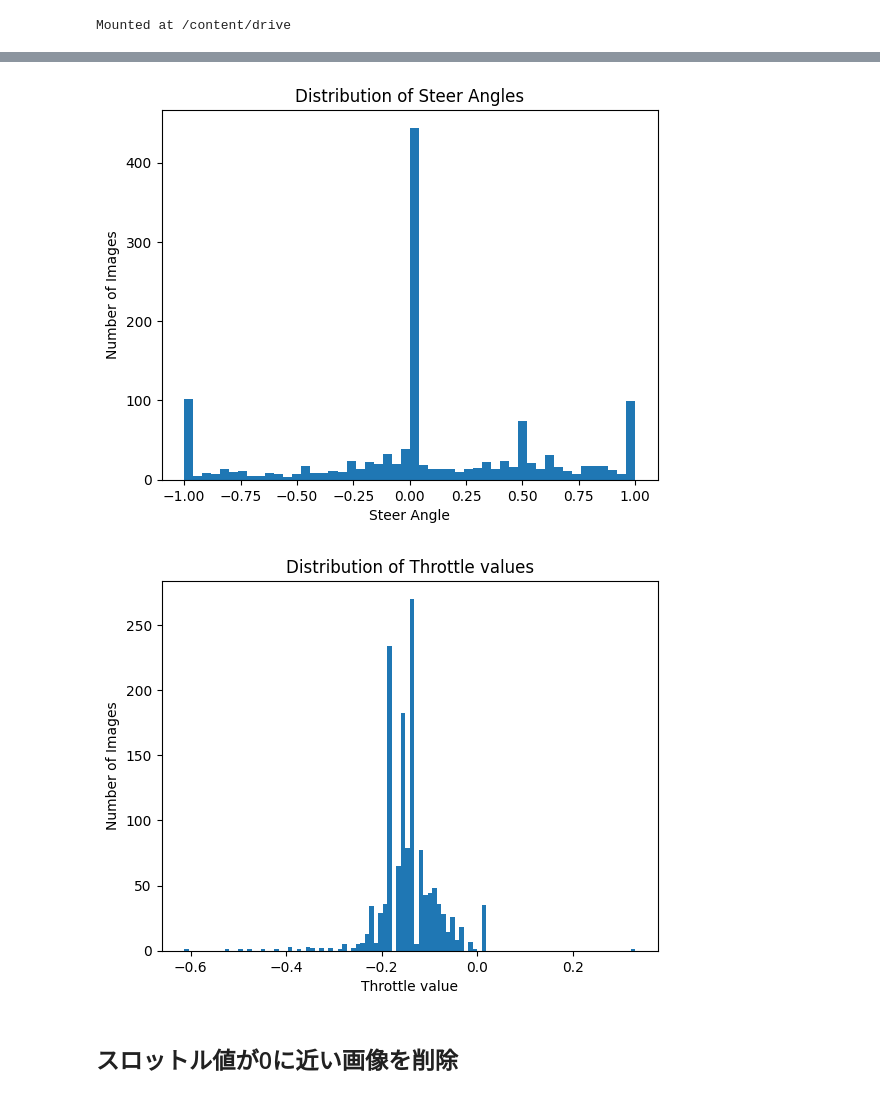
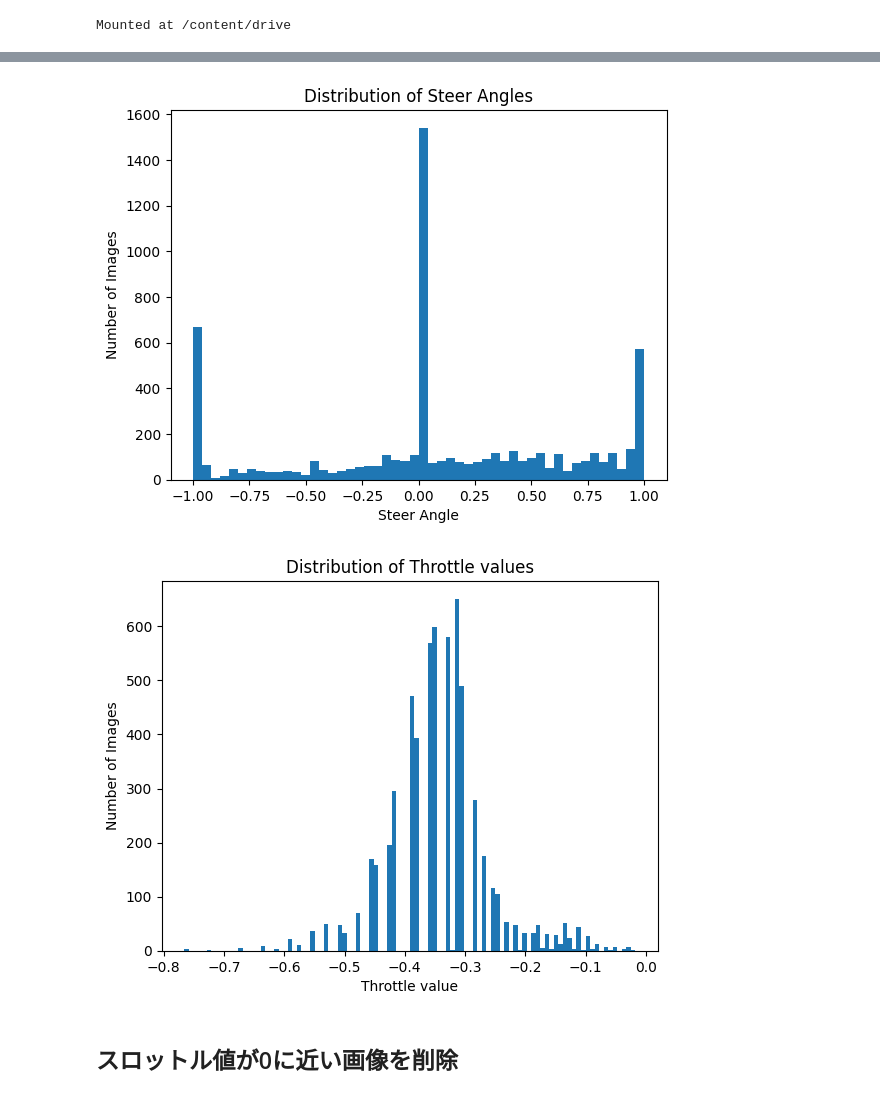
Before and after one commit to rsuwa/self-driving-mini-car, a Jupyter notebook: learn_steer_throttle.ipynb, the cells around one changed output, grey strips where cells are left out. Drawn from its saved outputs; the diff is of its cells as text; code cells hidden in the pictures.

```diff
--- a/learn_steer_throttle.ipynb
+++ b/learn_steer_throttle.ipynb
@@ -18,7 +18,7 @@ import os
 import matplotlib.pyplot as plt
 
 # フォルダのパスを設定
-folder_path = "/content/drive/MyDrive/train_data_FGHIJKLMN"  # 例: "/path/to/your/folder"
+folder_path = "/content/drive/MyDrive/train_data_ta_pre_mix"  # 例: "/path/to/your/folder"
 
 # ステア角のリストを作成
 steer_angles = []
@@ -41,36 +41,36 @@ plt.xlabel("Steer Angle")
 plt.ylabel("Number of Images")
 plt.show()
 # %% [output]
-[figure, old version]
+[figure, new version]
 # %%
 import os
 import matplotlib.pyplot as plt
 
 # フォルダのパスを設定
-folder_path = "/content/drive/MyDrive/train_data_FGHIJKLMN"  # 例: "/path/to/your/folder"
+folder_path = "/content/drive/MyDrive/train_data_ta_pre_mix"  # 例: "/path/to/your/folder"
 
 # ステア角のリストを作成
 throttles = []
 
 # フォルダ内のすべてのファイルをループ
 for filename in os.listdir(folder_path):
     if filename.endswith(".jpg"):  # .jpgファイルのみを対象
         # throttle値を取得
         throttle = filename.split("_")[1]
         try:
             throttles.append(float(throttle))
         except ValueError:
             print(f"Could not convert {throttle} to float from filename {filename}")
             continue
 
 # ステア角の分布をヒストグラムとしてプロット
 plt.hist(throttles, bins=100)
 plt.title("Distribution of Throttle values")
 plt.xlabel("Throttle value")
 plt.ylabel("Number of Images")
 plt.show()
 # %% [output]
-[figure, old version]
+[figure, new version]
 # %%
 import torch
 import torch.optim as optim
```
Also changed, not shown: parts of 10 cells of this notebook.
